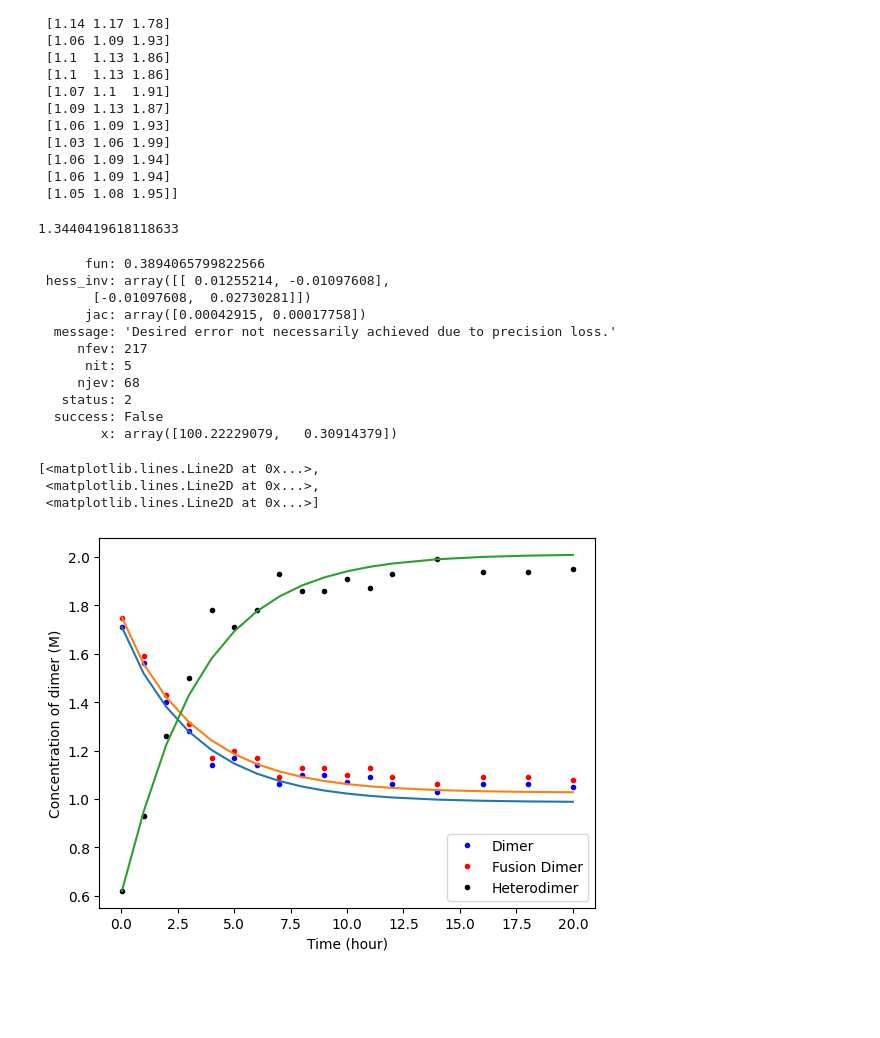
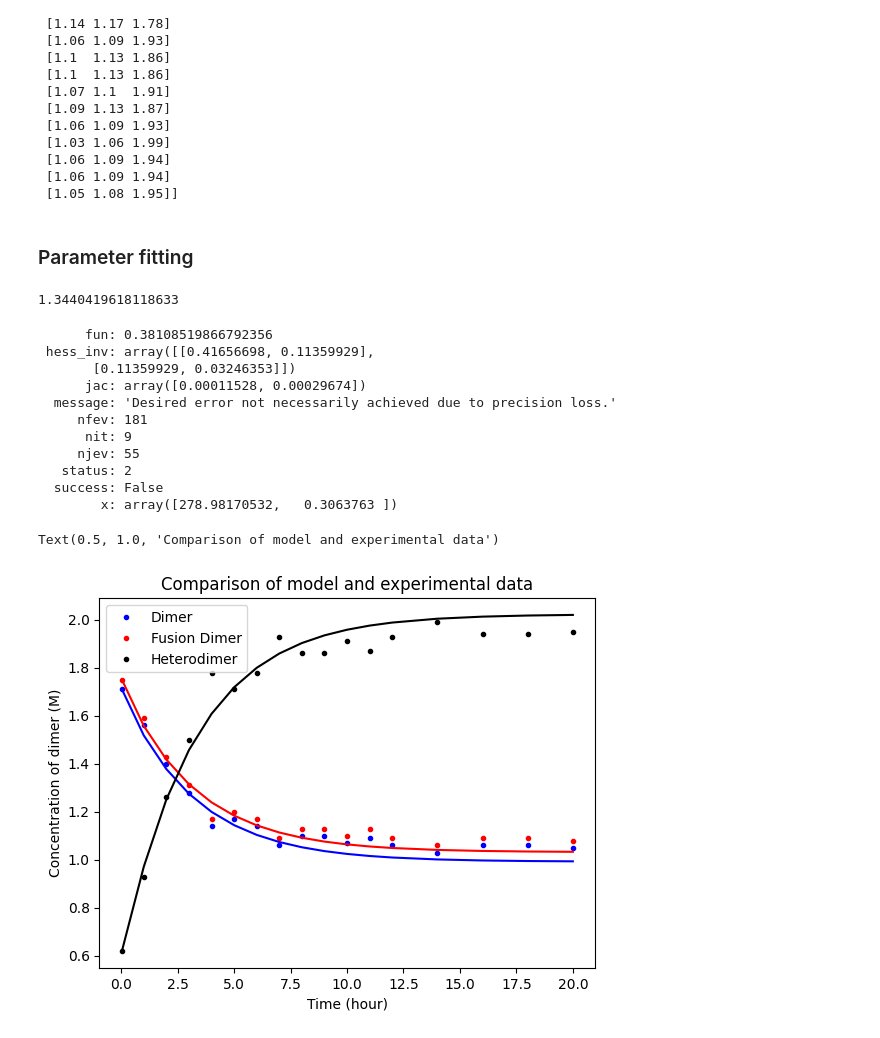
Before and after one commit to sht150/ChE-Math-Project-2, a Jupyter notebook: Project 2.ipynb, the cells around one changed output. Saved outputs shown, nothing was run; the diff lists cells and outputs as text; code cells hidden in the pictures; blank space fills up the shorter version.

```diff
--- a/Project 2.ipynb
+++ b/Project 2.ipynb
@@ -80,6 +157,8 @@ print(training_data)
  [1.06 1.09 1.94]
  [1.06 1.09 1.94]
  [1.05 1.08 1.95]]
+# %% [markdown]
+### Parameter fitting
 # %%
 def RMSE(para):
     kf, kr = para;
@@ -94,34 +173,35 @@ RMSE([100,1])
 # %%
 from scipy.optimize import minimize
 
-sol1 = minimize(RMSE, x0 = (100, 1));
+sol1 = minimize(RMSE, x0 = (280, 0.1));
 
 print(sol1);
 # %% [output]
-      fun: 0.3894065799822566
- hess_inv: array([[ 0.01255214, -0.01097608],
-       [-0.01097608,  0.02730281]])
-      jac: array([0.00042915, 0.00017758])
+      fun: 0.38108519866792356
+ hess_inv: array([[0.41656698, 0.11359929],
+       [0.11359929, 0.03246353]])
+      jac: array([0.00011528, 0.00029674])
   message: 'Desired error not necessarily achieved due to precision loss.'
-     nfev: 217
-      nit: 5
-     njev: 68
+     nfev: 181
+      nit: 9
+     njev: 55
    status: 2
   success: False
-        x: array([100.22229079,   0.30914379])
+        x: array([278.98170532,   0.3063763 ])
 # %%
-y = odeint(odes, ic, time, args=(100, 0.3))
+y = odeint(odes, ic, time, args=(279, 0.31))
 
 plt.plot(data["time (h)"],data["D11"], 'bo', markersize=3)
 plt.plot(data["time (h)"],data["D22"], 'ro', markersize=3)
 plt.plot(data["time (h)"],data["D12"], 'ko', markersize=3)
 
 plt.xlabel("Time (hour)")
 plt.ylabel("Concentration of dimer (M)")
 plt.legend(tuple(['Dimer','Fusion Dimer' , 'Heterodimer']))
-plt.plot(data["time (h)"], y)
+plt.plot(data["time (h)"], y[:,0], 'b')
+plt.plot(data["time (h)"], y[:,1], 'r')
+plt.plot(data["time (h)"], y[:,2], 'k')
+plt.title("Comparison of model and experimental data")
 # %% [output]
-[<matplotlib.lines.Line2D at 0x...>,
- <matplotlib.lines.Line2D at 0x...>,
- <matplotlib.lines.Line2D at 0x...>]
+Text(0.5, 1.0, 'Comparison of model and experimental data')
-[figure, old version]
+[figure, new version]
```
Also changed, not shown: parts of 23 cells of this notebook.
